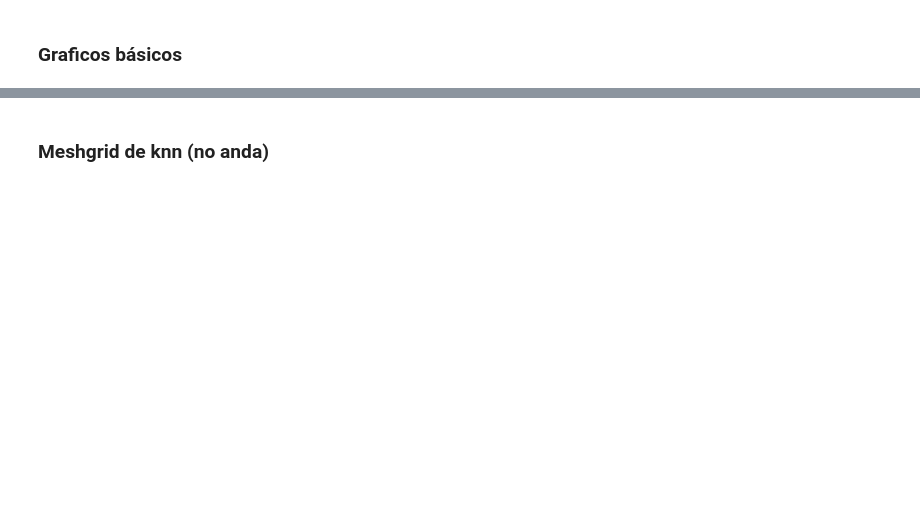
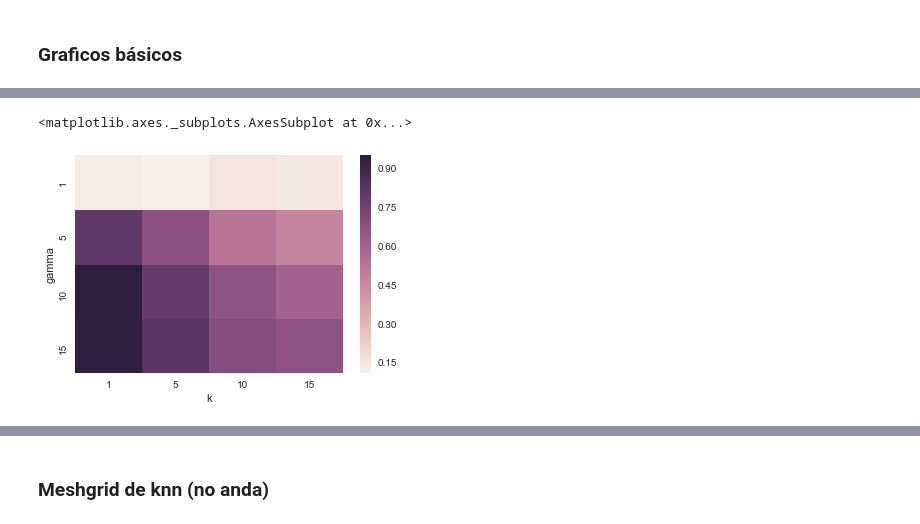
Before and after one commit to smcsicardi/metnum-tp2, a Jupyter notebook: implementacion/grafiquitos.ipynb, the cells around one changed output, grey strips where cells are left out. Cells and saved outputs as stored; diff of their text form; code cells hidden in the pictures; blank space fills up the shorter version.

```diff
--- a/implementacion/grafiquitos.ipynb
+++ b/implementacion/grafiquitos.ipynb
@@ -17,0 +50,6 @@ SyntaxError: Non-ASCII character '\xc3' in file metricas.py on line 26, but no e
+# %%
+hitrates = pd.read_csv('csv/hitrates.csv').pivot('gamma', 'k', 'hitrate')
+sns.heatmap(hitrates)
+# %% [output]
+<matplotlib.axes._subplots.AxesSubplot at 0x...>
+[figure, added]
```
Also changed, not shown: parts of 10 cells of this notebook, 4 other files.
